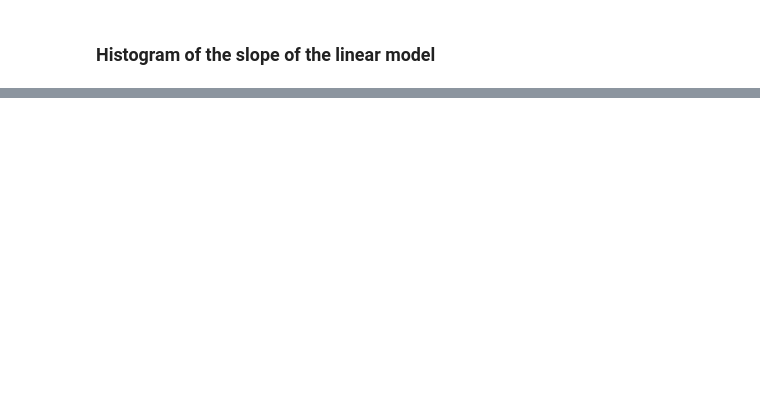
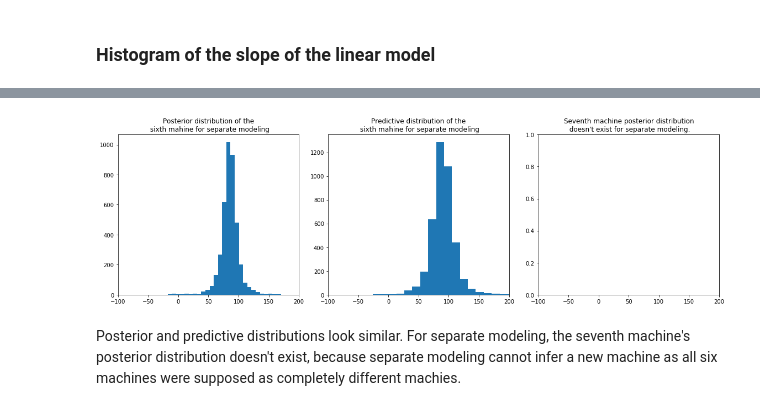
Before and after one commit to SuperShinyEyes/jupyter-notebook-cheatsheet, a Jupyter notebook: Linear Model.ipynb, the cells around one changed output, grey strips where cells are left out. Cells and saved outputs as stored; diff of their text form; code cells hidden in the pictures; blank space fills up the shorter version.

```diff
--- a/Linear Model.ipynb
+++ b/Linear Model.ipynb
@@ -275,0 +170,2 @@ stan_utility.check_div(fit)
+# %%
+d = np.loadtxt("data/factory.txt")
@@ -275,0 +274,23 @@ stan_utility.check_div(fit)
+# %%
+# create figure
+fig, axes = plt.subplots(1, 3, figsize=(16, 5), sharex=True)
+
+# plot the posterior density
+ax = axes[0]
+ax.set_xlim([-100,200])
+ax.hist(samples_separate['mu'][:,5], 50)
+ax.set_title('Posterior distribution of the\n sixth mahine for separate modeling')
+
+ax = axes[1]
+ax.hist(samples_separate['ypred'], 50)
+ax.set_title("Predictive distribution of the\n sixth mahine for separate modeling")
+
+ax = axes[2]
+ax.set_title("Seventh machine posterior distribution\n doesn't exist for separate modeling.")
+
+
+fig.tight_layout()
+# %% [output]
+[figure, added]
+# %% [markdown]
+Posterior and predictive distributions look similar. For separate modeling, the seventh machine's posterior distribution doesn't exist, because separate modeling cannot infer a new machine as all six machines were supposed as completely different machies.
```
Also changed, not shown: parts of 70 cells of this notebook, 4 other files.
